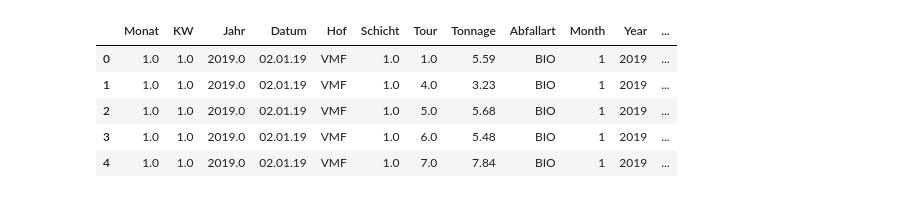
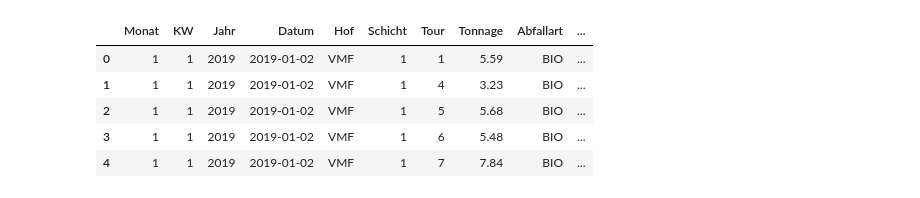
Before and after one commit to FlyingBaum/trash-ml, a Jupyter notebook: notebooks/population_relocation.ipynb, the cells around one changed output. Saved outputs shown, nothing was run; the diff lists cells and outputs as text; code cells hidden in the pictures.

Commit message:
population content

```diff
--- a/notebooks/population_relocation.ipynb
+++ b/notebooks/population_relocation.ipynb
@@ -32,0 +9,6 @@ dtype: object
+# %%
+df_bsr_data = pd.read_csv('../data/trash-amounts.csv', sep=';', dtype=str)
+df_bsr_data["Tonnage"] = df_bsr_data["Tonnage"].str.replace(",",".")
+df_bsr_data.dropna(inplace=True)
+
+df_population = pd.read_csv('../data/population.csv', sep=';', dtype=str)
@@ -32,0 +24,8 @@ dtype: object
+# %%
+df_population = df_population.astype(int)
+df_bsr_data[['Monat','KW','Jahr','Schicht','Tour']] = df_bsr_data[['Monat','KW','Jahr','Schicht','Tour']].astype(int)
+df_bsr_data['Datum'] = pd.to_datetime(df_bsr_data['Datum'], format='%d.%m.%y')
+df_bsr_data['Tonnage'] = df_bsr_data['Tonnage'].astype(float)
+
+print(df_bsr_data.dtypes)
+print(df_population.dtypes)
@@ -43,9 +60,12 @@ def divide_by_days(row):
     row['Number of relocation to Berlin'] /= days
     row['Number of relocation from Berlin'] /= days
     row['Relocation balance'] /= days
+    row['living births'] /= days
+    row['deaths'] /= days
+
+
     return row
 
 
 # Apply the function to the dataframe
-df_relocation_avg = df_relocation.apply(divide_by_days, axis=1)
-df_relocation_avg.head()
+df_population = df_population.apply(divide_by_days, axis=1)
@@ -59,3 +71,0 @@ df_relocation_avg.head()
-# %%
-df_population =df_population_relocation[["Month","Year","Population status month end"]]
-df_population.head()
@@ -79,10 +81,11 @@ df_popu_relo.head()
 # %%
-df_merged = pd.merge(df_trash_amount, df_popu_relo, left_on=['Monat', 'Jahr'], right_on=['Month', 'Year'])
-df_merged.head()
+df_merged_data = pd.merge(df_bsr_data, df_population, left_on=['Monat','Jahr'],right_on=['Month','Year'], how='left')
+df_merged_data = df_merged_data.drop(['Month','Year'], axis=1)
+df_merged_data.head()
 # %% [output]
-|  | Monat | KW | Jahr | Datum | Hof | Schicht | Tour | Tonnage | Abfallart | Month | Year | ... |
-| 0 | 1.0 | 1.0 | 2019.0 | 02.01.19 | VMF | 1.0 | 1.0 | 5.59 | BIO | 1 | 2019 | ... |
-| 1 | 1.0 | 1.0 | 2019.0 | 02.01.19 | VMF | 1.0 | 4.0 | 3.23 | BIO | 1 | 2019 | ... |
-| 2 | 1.0 | 1.0 | 2019.0 | 02.01.19 | VMF | 1.0 | 5.0 | 5.68 | BIO | 1 | 2019 | ... |
-| 3 | 1.0 | 1.0 | 2019.0 | 02.01.19 | VMF | 1.0 | 6.0 | 5.48 | BIO | 1 | 2019 | ... |
-| 4 | 1.0 | 1.0 | 2019.0 | 02.01.19 | VMF | 1.0 | 7.0 | 7.84 | BIO | 1 | 2019 | ... |
+|  | Monat | KW | Jahr | Datum | Hof | Schicht | Tour | Tonnage | Abfallart | ... |
+| 0 | 1 | 1 | 2019 | 2019-01-02 | VMF | 1 | 1 | 5.59 | BIO | ... |
+| 1 | 1 | 1 | 2019 | 2019-01-02 | VMF | 1 | 4 | 3.23 | BIO | ... |
+| 2 | 1 | 1 | 2019 | 2019-01-02 | VMF | 1 | 5 | 5.68 | BIO | ... |
+| 3 | 1 | 1 | 2019 | 2019-01-02 | VMF | 1 | 6 | 5.48 | BIO | ... |
+| 4 | 1 | 1 | 2019 | 2019-01-02 | VMF | 1 | 7 | 7.84 | BIO | ... |
```
Also changed, not shown: parts of 23 cells of this notebook, 2 other files.
